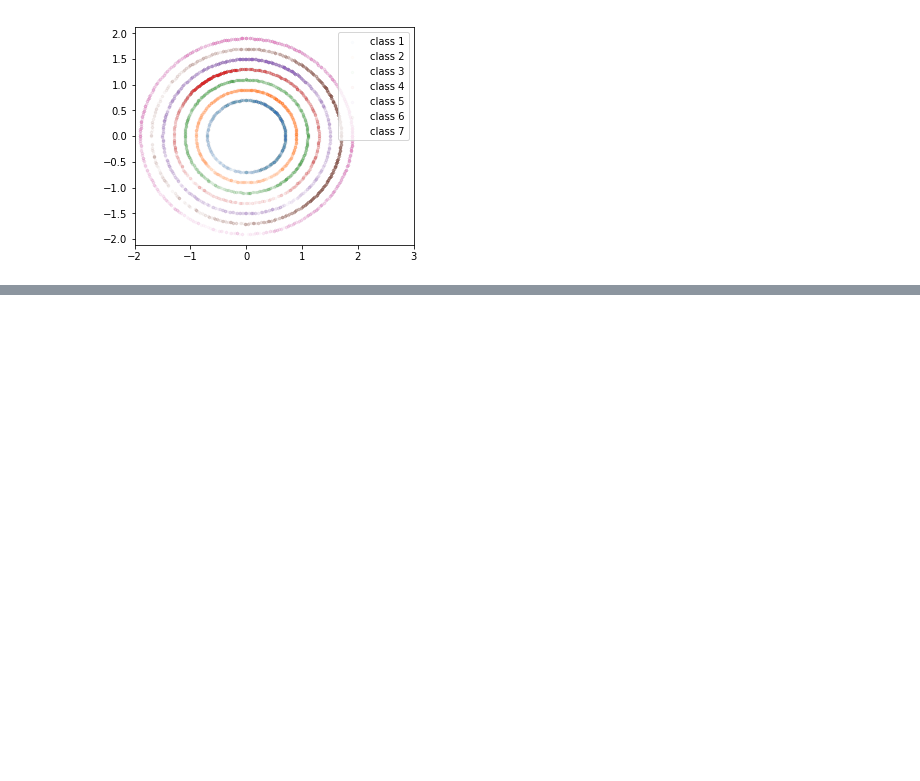
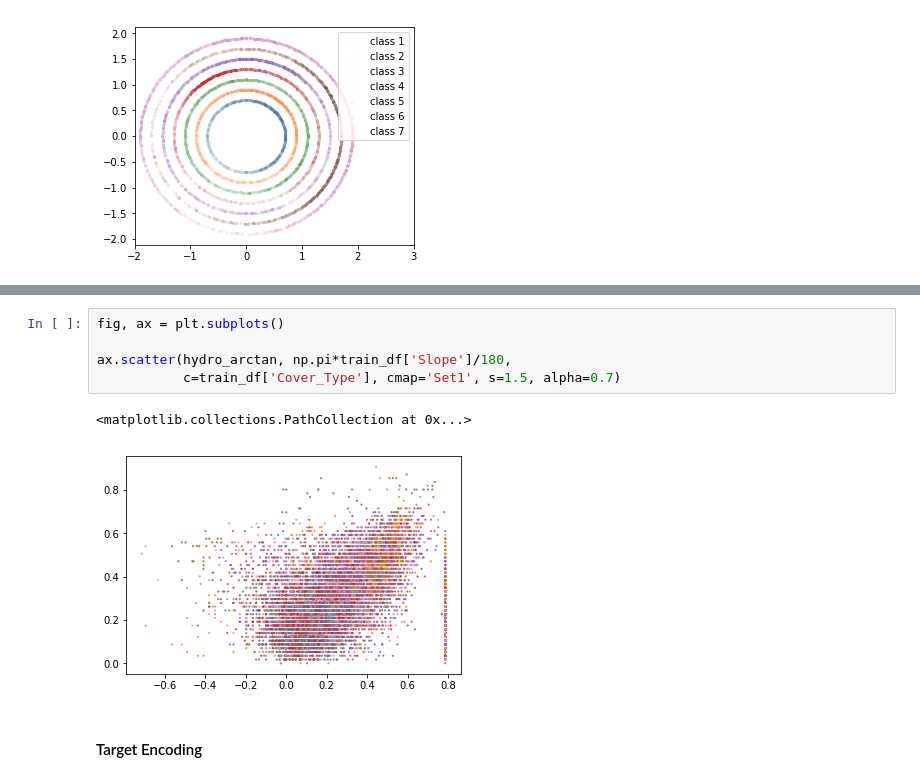
Before and after one commit to Brandon-HY-Lin/kaggle_learn_with_other_kaggle_users, a Jupyter notebook: EDA, Feature engineering and Modeling (4th) .ipynb, the cells around one changed output, grey strips where cells are left out. Drawn from its saved outputs; the diff is of its cells as text; blank space fills up the shorter version.

```diff
--- a/EDA, Feature engineering and Modeling (4th) .ipynb
+++ b/EDA, Feature engineering and Modeling (4th) .ipynb
@@ -225,0 +253,10 @@ ax.legend()
+# %%
+fig, ax = plt.subplots()
+
+ax.scatter(hydro_arctan, np.pi*train_df['Slope']/180,
+           c=train_df['Cover_Type'], cmap='Set1', s=1.5, alpha=0.7)
+# %% [output]
+<matplotlib.collections.PathCollection at 0x...>
+[figure, added]
+# %% [markdown]
+#### Target Encoding
```
Also changed, not shown: parts of 18 cells of this notebook.
